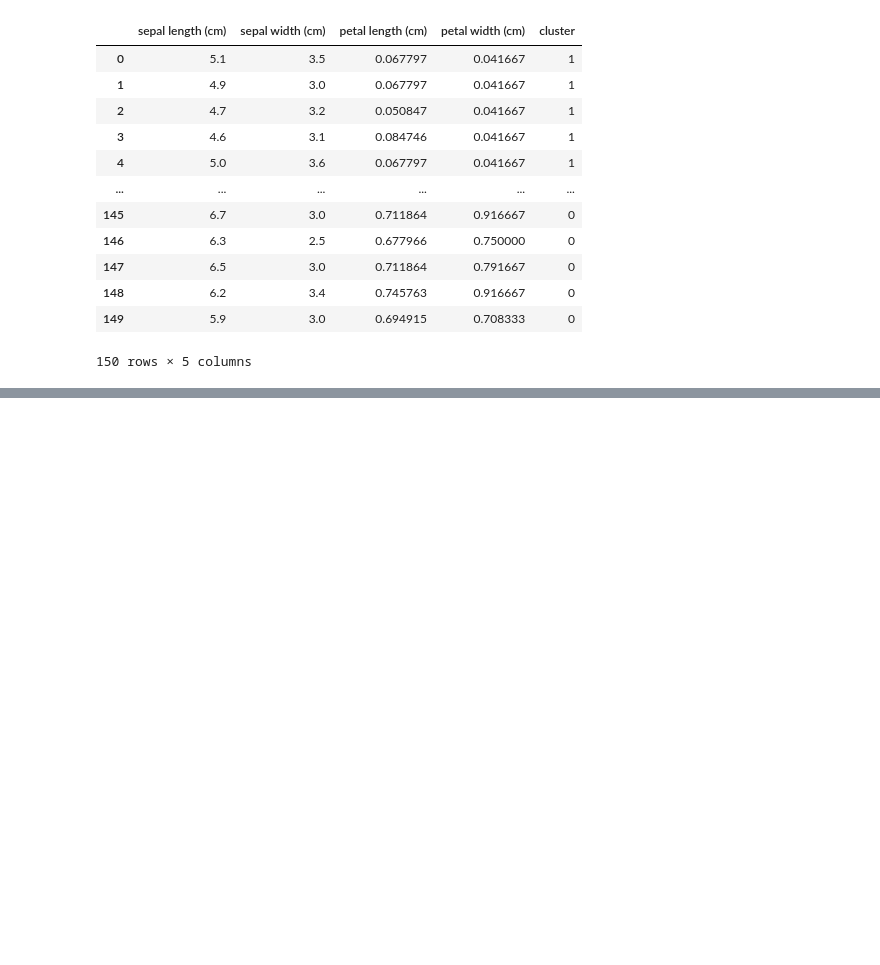
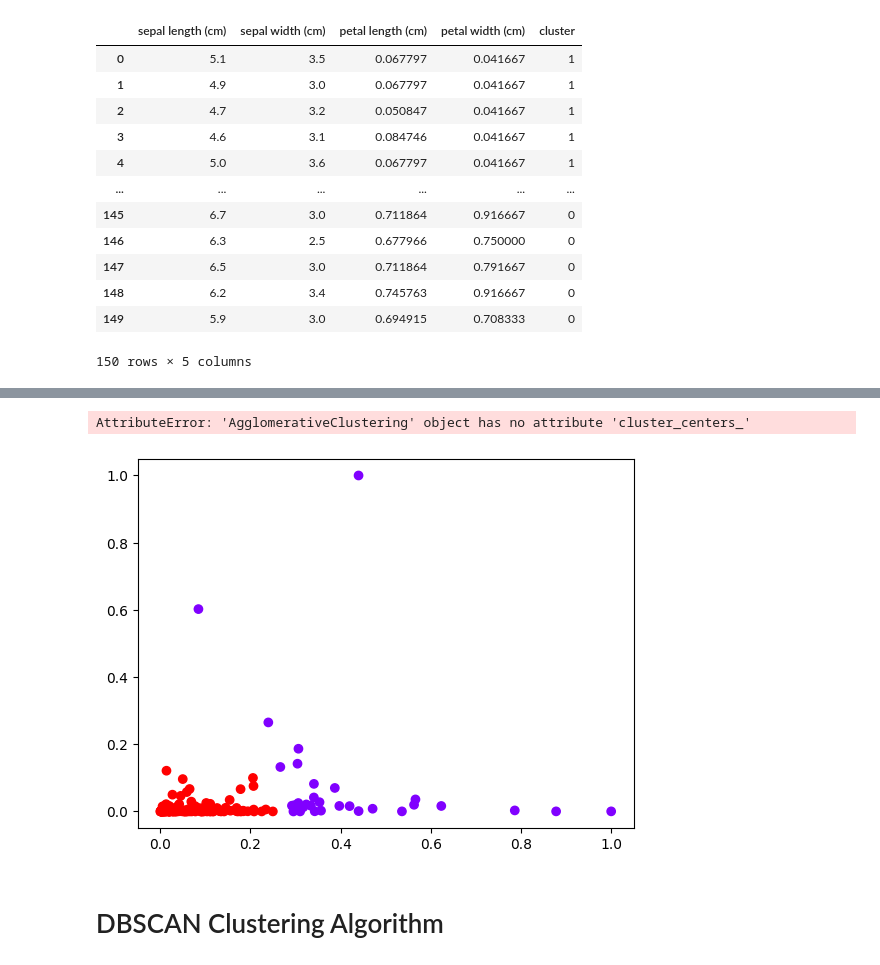
Before and after one commit to notSURZO/ML-algorithms, a Jupyter notebook: Clustering_algorithms.ipynb, the cells around one changed output, grey strips where cells are left out. Saved outputs shown, nothing was run; the diff lists cells and outputs as text; code cells hidden in the pictures; blank space fills up the shorter version.

Commit message:
DBSCAN

```diff
--- a/Clustering_algorithms.ipynb
+++ b/Clustering_algorithms.ipynb
@@ -217,0 +298,5 @@ Text(0, 0.5, 'Petal Width')
+# %%
+agg_c = AgglomerativeClustering()
+y_preds = agg_c.fit_predict(data)
+
+y_preds
@@ -217,0 +314,7 @@ Text(0, 0.5, 'Petal Width')
+# %%
+plt.scatter(data.iloc[:,1], data.iloc[:,0], c = y_preds, cmap='rainbow')
+# %% [output]
+AttributeError: 'AgglomerativeClustering' object has no attribute 'cluster_centers_'
+[figure, added]
+# %% [markdown]
+# DBSCAN Clustering Algorithm
```
Also changed, not shown: parts of 19 cells of this notebook.
